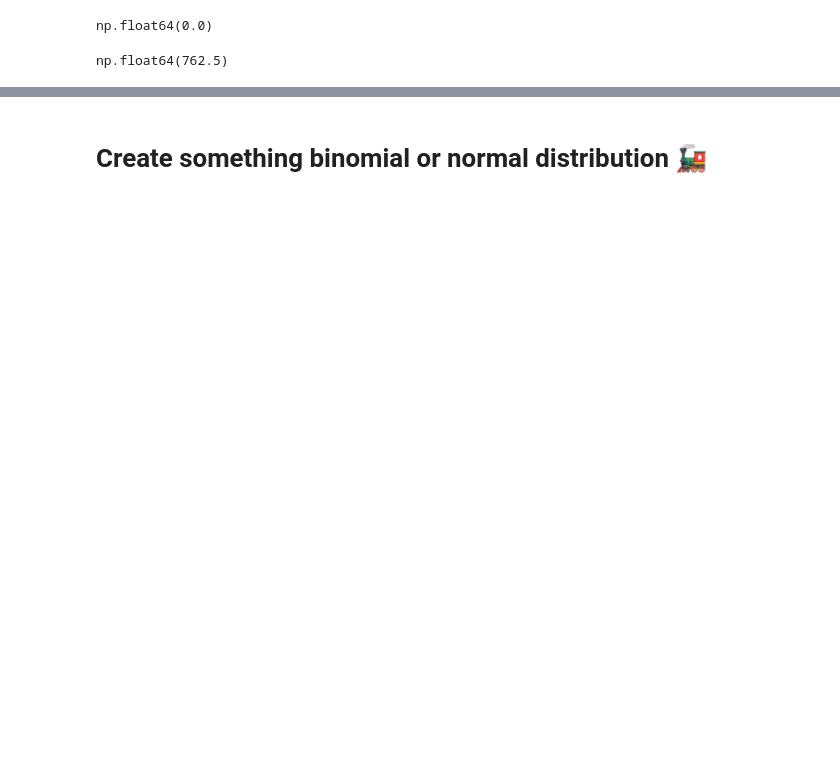
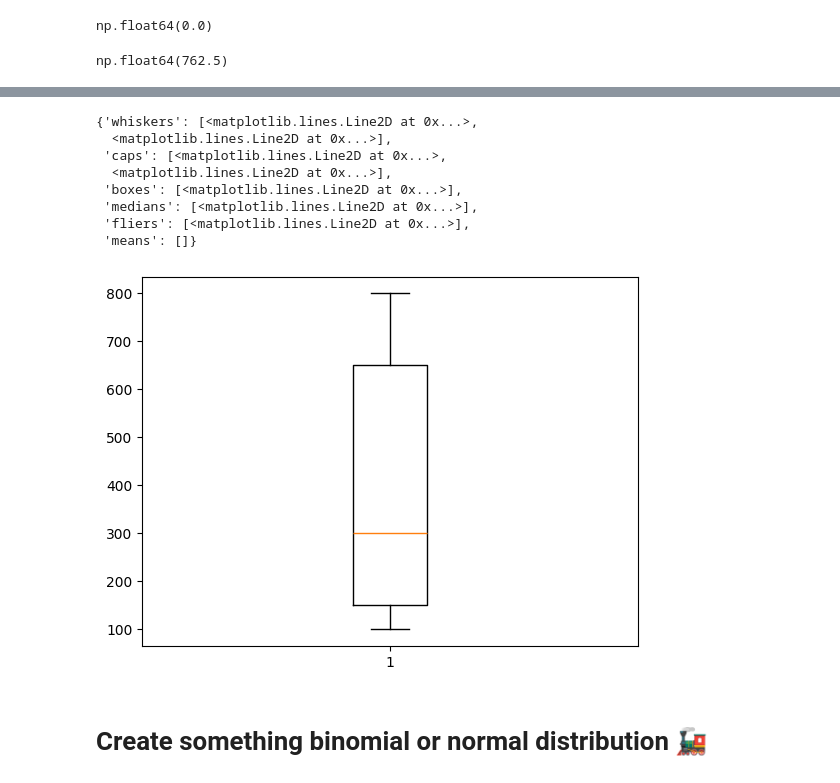
Before and after one commit to aminuddin1234/Artificial_inteligent_and_machine_learning_course, a Jupyter notebook: AI & ML courses/Day 15 - Data Handling/Data Cleaning.ipynb, the cells around one changed output, grey strips where cells are left out. Drawn from its saved outputs; the diff is of its cells as text; code cells hidden in the pictures; blank space fills up the shorter version.

```diff
--- a/AI & ML courses/Day 15 - Data Handling/Data Cleaning.ipynb
+++ b/AI & ML courses/Day 15 - Data Handling/Data Cleaning.ipynb
@@ -455,3 +616,22 @@ np.float64(762.5)
+# %%
+upper = newdf['Price'].quantile(0.95)
+lower = newdf['Price'].quantile(0.05)
+
+threshold = 3
+new_df_without_outliers = newdf[ (-threshold < z_scores) & (z_scores < threshold) ]
+winsorize = newdf[(newdf["Price"] > lower) & (newdf['Price'] < upper)]
+# %%
+plt.boxplot(winsorize['Price'])
+# %% [output]
+{'whiskers': [<matplotlib.lines.Line2D at 0x...>,
+  <matplotlib.lines.Line2D at 0x...>],
+ 'caps': [<matplotlib.lines.Line2D at 0x...>,
+  <matplotlib.lines.Line2D at 0x...>],
+ 'boxes': [<matplotlib.lines.Line2D at 0x...>],
+ 'medians': [<matplotlib.lines.Line2D at 0x...>],
+ 'fliers': [<matplotlib.lines.Line2D at 0x...>],
+ 'means': []}
+[figure, added]
 # %% [markdown]
 # Create something binomial or normal distribution 🚂
 # %%
```
Also changed, not shown: parts of 20 cells of this notebook, 1 other file.
